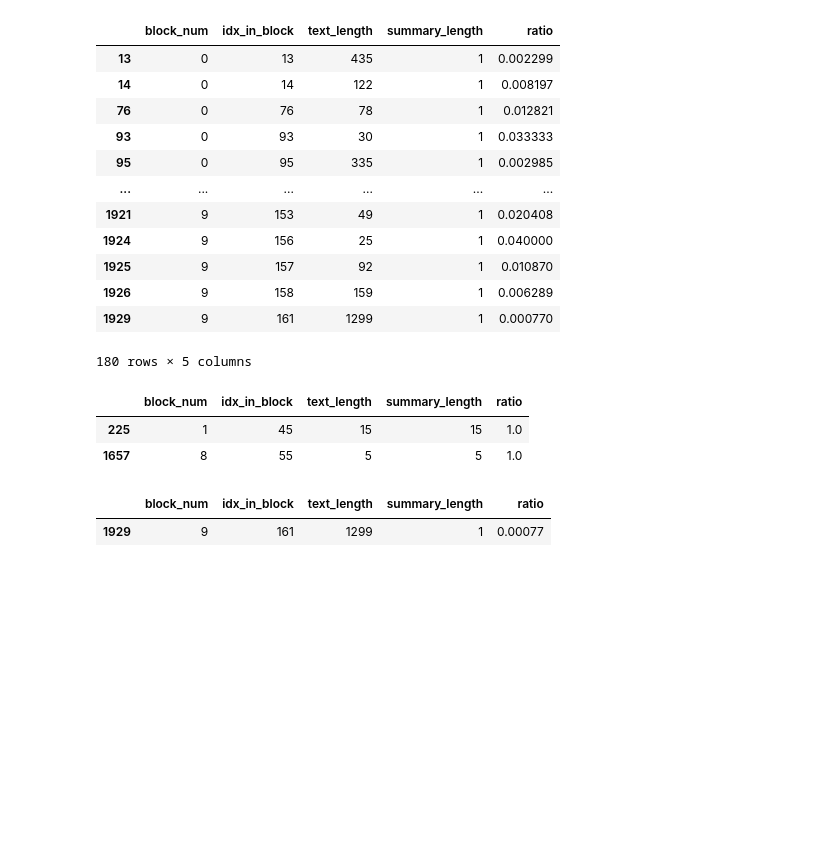
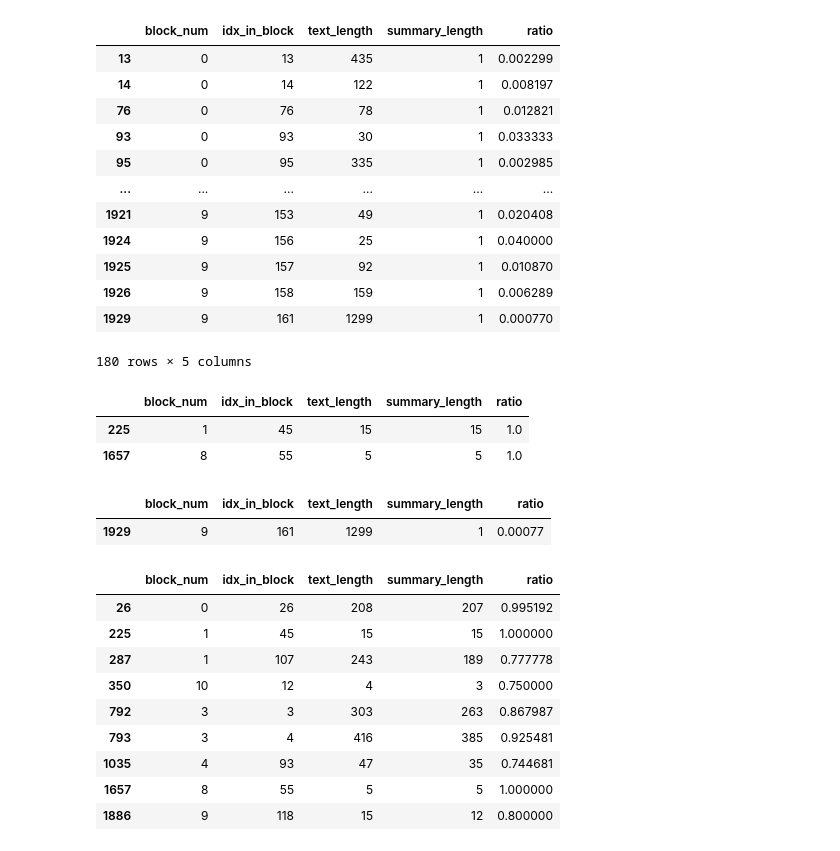
Before and after one commit to HeekangPark/MemSum-ToS, a Jupyter notebook: scrape/tosdr_stats.ipynb, the cells around one changed output. Cells and saved outputs as stored; diff of their text form; code cells hidden in the pictures; blank space fills up the shorter version.

```diff
--- a/scrape/tosdr_stats.ipynb
+++ b/scrape/tosdr_stats.ipynb
@@ -140,3 +140,16 @@ df.loc[df['ratio'] == df['ratio'].min()]
 # %% [output]
 |  | block_num | idx_in_block | text_length | summary_length | ratio |
 | 1929 | 9 | 161 | 1299 | 1 | 0.00077 |
+# %%
+df.loc[df['ratio'] >= 0.7]
+# %% [output]
+|  | block_num | idx_in_block | text_length | summary_length | ratio |
+| 26 | 0 | 26 | 208 | 207 | 0.995192 |
+| 225 | 1 | 45 | 15 | 15 | 1.000000 |
+| 287 | 1 | 107 | 243 | 189 | 0.777778 |
+| 350 | 10 | 12 | 4 | 3 | 0.750000 |
+| 792 | 3 | 3 | 303 | 263 | 0.867987 |
+| 793 | 3 | 4 | 416 | 385 | 0.925481 |
+| 1035 | 4 | 93 | 47 | 35 | 0.744681 |
+| 1657 | 8 | 55 | 5 | 5 | 1.000000 |
+| 1886 | 9 | 118 | 15 | 12 | 0.800000 |
```
Also changed, not shown: parts of 6 cells of this notebook, 4 other files.
